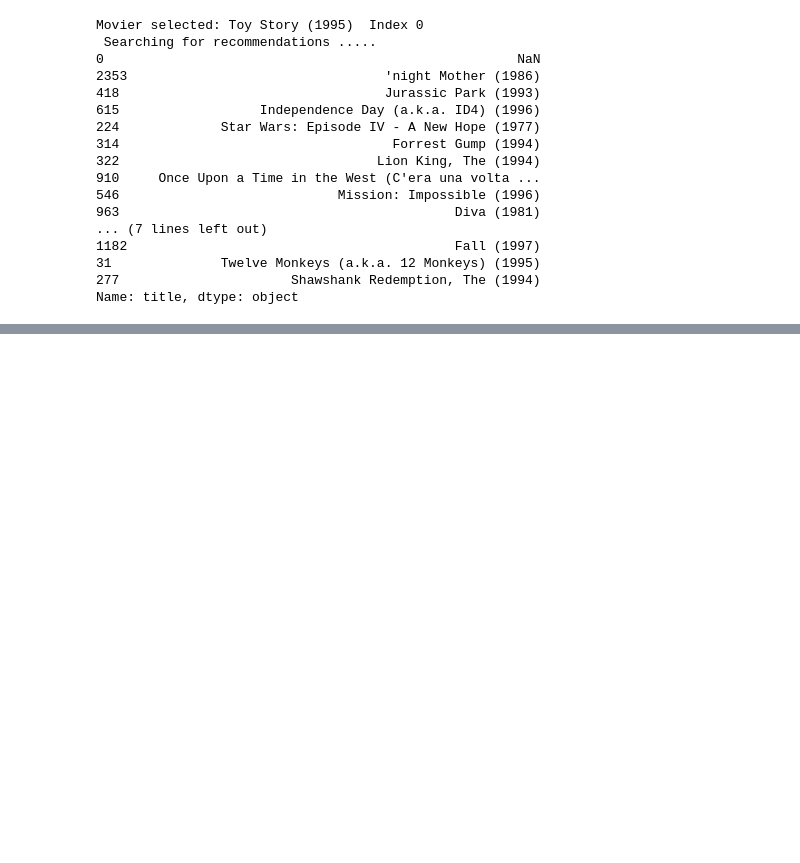
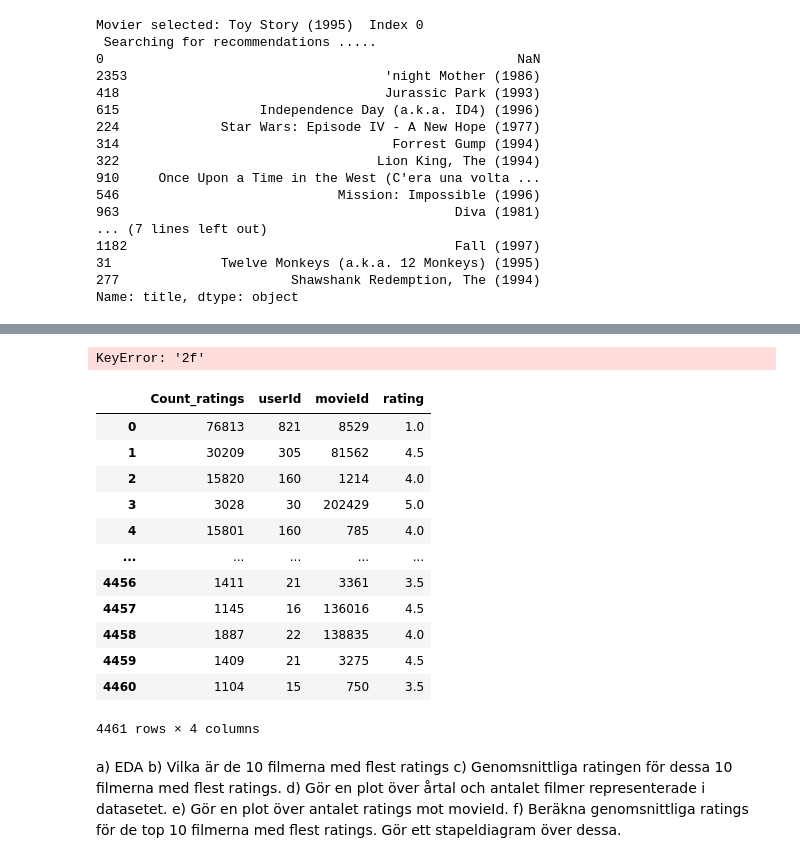
Before and after one commit to danlundh67/AI-recomend_predict, a Jupyter notebook: recommend.ipynb, the cells around one changed output, grey strips where cells are left out. Saved outputs shown, nothing was run; the diff lists cells and outputs as text; code cells hidden in the pictures; blank space fills up the shorter version.

```diff
--- a/recommend.ipynb
+++ b/recommend.ipynb
@@ -87,0 +163,29 @@ Name: title, dtype: object
+# %%
+xlabels = [f'{x.2f}' for x in snsplot.get_xticks()]
+# pd.merge(restaurant_ids_dataframe, restaurant_review_frame, on='business_id', how='outer')
+# %% [output]
+KeyError: '2f'
+# %%
+#pd.DataFrame(df_test3).columns(['movieID', 'rating'])
+df_test2.rename_axis('Count_ratings').reset_index()
+# %% [output]
+|  | Count_ratings | userId | movieId | rating |
+| 0 | 76813 | 821 | 8529 | 1.0 |
+| 1 | 30209 | 305 | 81562 | 4.5 |
+| 2 | 15820 | 160 | 1214 | 4.0 |
+| 3 | 3028 | 30 | 202429 | 5.0 |
+| 4 | 15801 | 160 | 785 | 4.0 |
+| ... | ... | ... | ... | ... |
+| 4456 | 1411 | 21 | 3361 | 3.5 |
+| 4457 | 1145 | 16 | 136016 | 4.5 |
+| 4458 | 1887 | 22 | 138835 | 4.0 |
+| 4459 | 1409 | 21 | 3275 | 4.5 |
+| 4460 | 1104 | 15 | 750 | 3.5 |
+4461 rows × 4 columns
+# %% [markdown]
+a)  EDA
+b)  Vilka är de 10 filmerna med flest ratings
+c)  Genomsnittliga ratingen för dessa 10 filmerna med flest ratings.
+d)  Gör en plot över årtal och antalet filmer representerade i datasetet.
+e)  Gör en plot över antalet ratings mot movieId.
+f)  Beräkna genomsnittliga ratings för de top 10 filmerna med flest ratings. Gör ett stapeldiagram över dessa.
```
Also changed, not shown: parts of 8 cells of this notebook.
